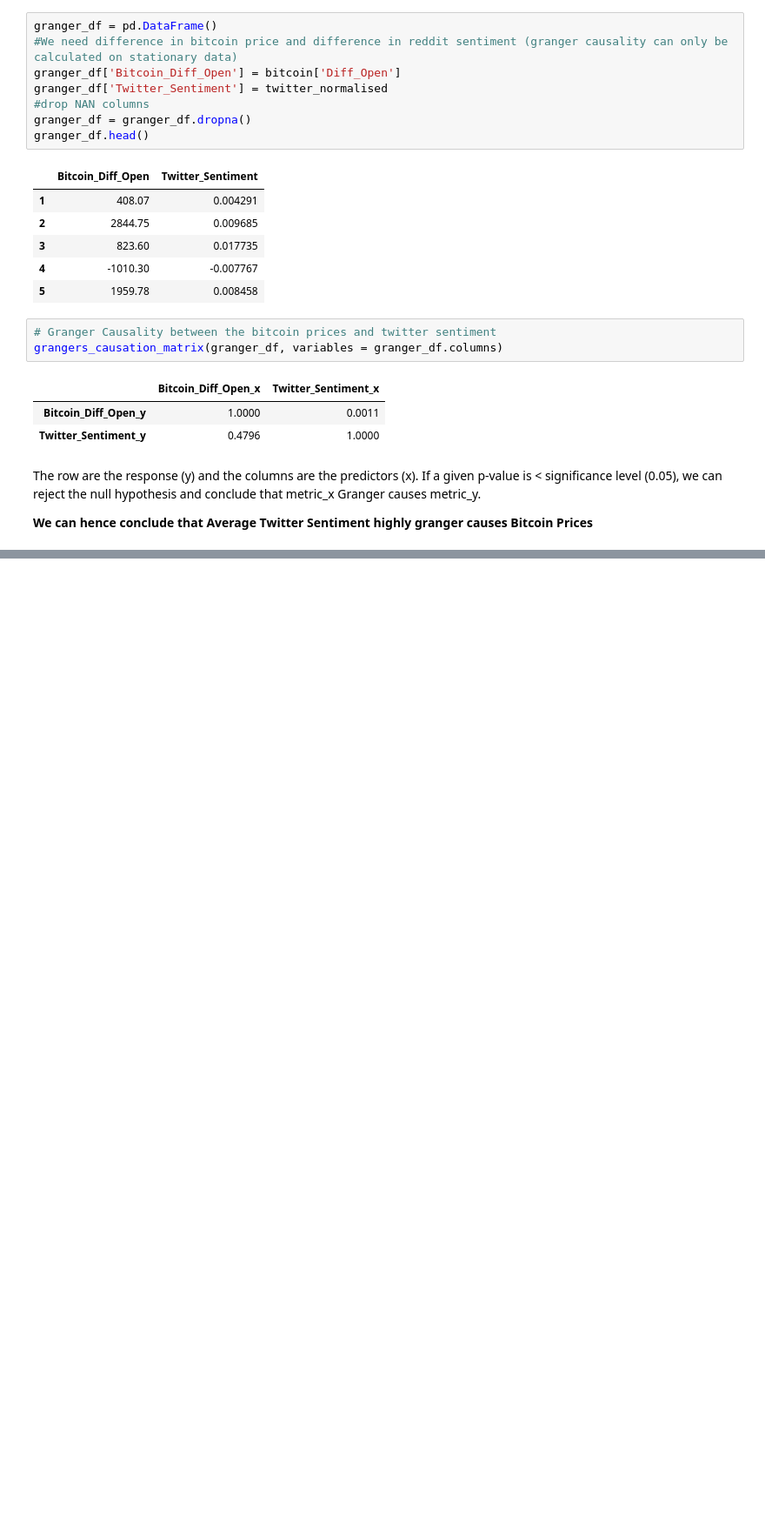
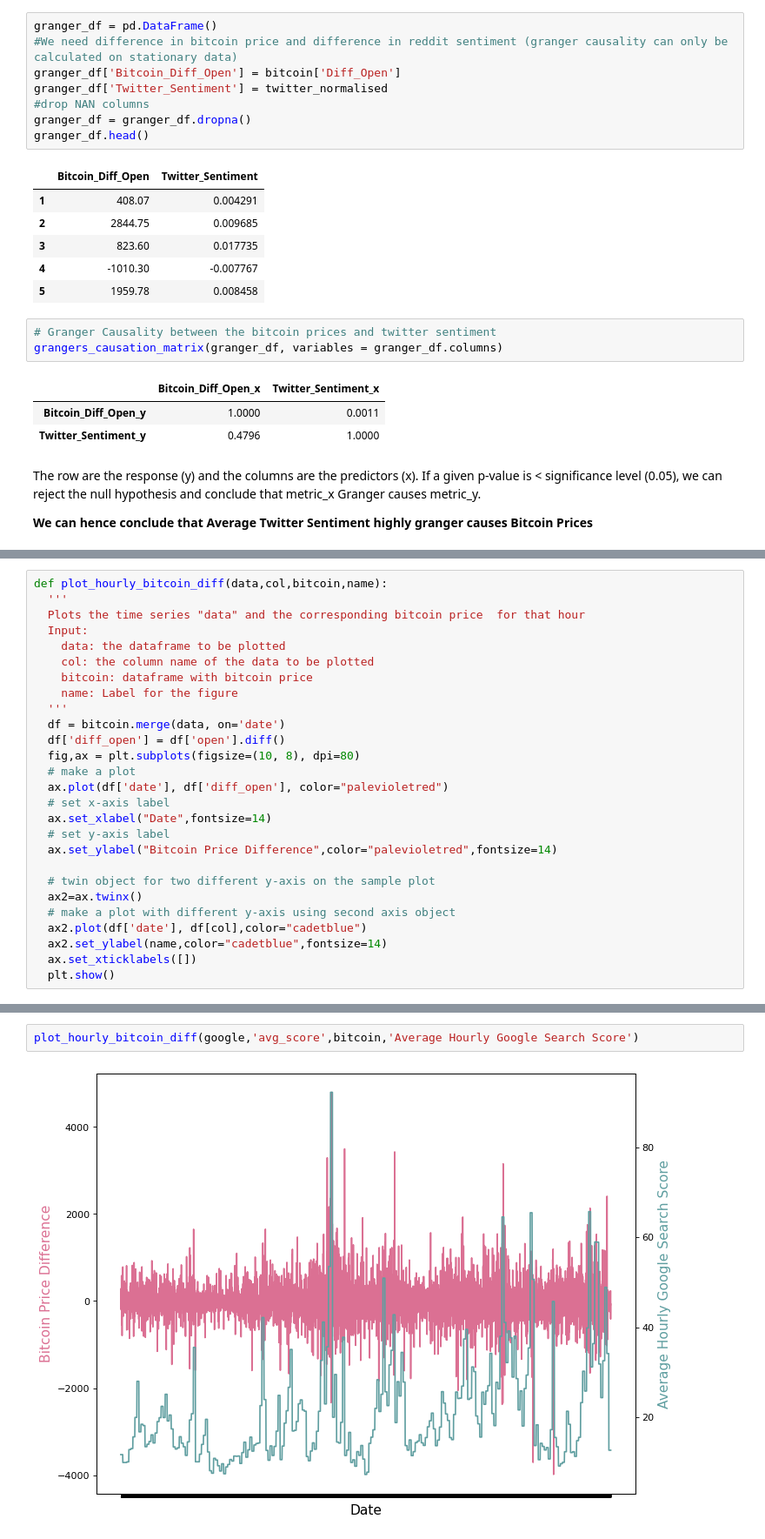
Before and after one commit to aashka-trivedi/cryptocurrency-and-public-sentiment, a Jupyter notebook: code/modelling/GrangerCausality.ipynb, the cells around one changed output, grey strips where cells are left out. Shown at 87% size. Saved outputs shown, nothing was run; the diff lists cells and outputs as text; blank space fills up the shorter version.

```diff
--- a/code/modelling/GrangerCausality.ipynb
+++ b/code/modelling/GrangerCausality.ipynb
@@ -355,0 +390,27 @@ The row are the response (y) and the columns are the predictors (x). If a given
+# %%
+def plot_hourly_bitcoin_diff(data,col,bitcoin,name):
+  '''
+  Plots the time series "data" and the corresponding bitcoin price  for that hour
+  Input:
+    data: the dataframe to be plotted
+    col: the column name of the data to be plotted
+    bitcoin: dataframe with bitcoin price
+    name: Label for the figure
+  '''
+  df = bitcoin.merge(data, on='date')
+  df['diff_open'] = df['open'].diff()
+  fig,ax = plt.subplots(figsize=(10, 8), dpi=80)
+  # make a plot
+  ax.plot(df['date'], df['diff_open'], color="palevioletred")
+  # set x-axis label
+  ax.set_xlabel("Date",fontsize=14)
+  # set y-axis label
+  ax.set_ylabel("Bitcoin Price Difference",color="palevioletred",fontsize=14)
+
+  # twin object for two different y-axis on the sample plot
+  ax2=ax.twinx()
+  # make a plot with different y-axis using second axis object
+  ax2.plot(df['date'], df[col],color="cadetblue")
+  ax2.set_ylabel(name,color="cadetblue",fontsize=14)
+  ax.set_xticklabels([])
+  plt.show()
@@ -355,0 +454,4 @@ The row are the response (y) and the columns are the predictors (x). If a given
+# %%
+plot_hourly_bitcoin_diff(google,'avg_score',bitcoin,'Average Hourly Google Search Score')
+# %% [output]
+[figure, added]
```
Also changed, not shown: parts of 22 cells of this notebook, 5 other files.
